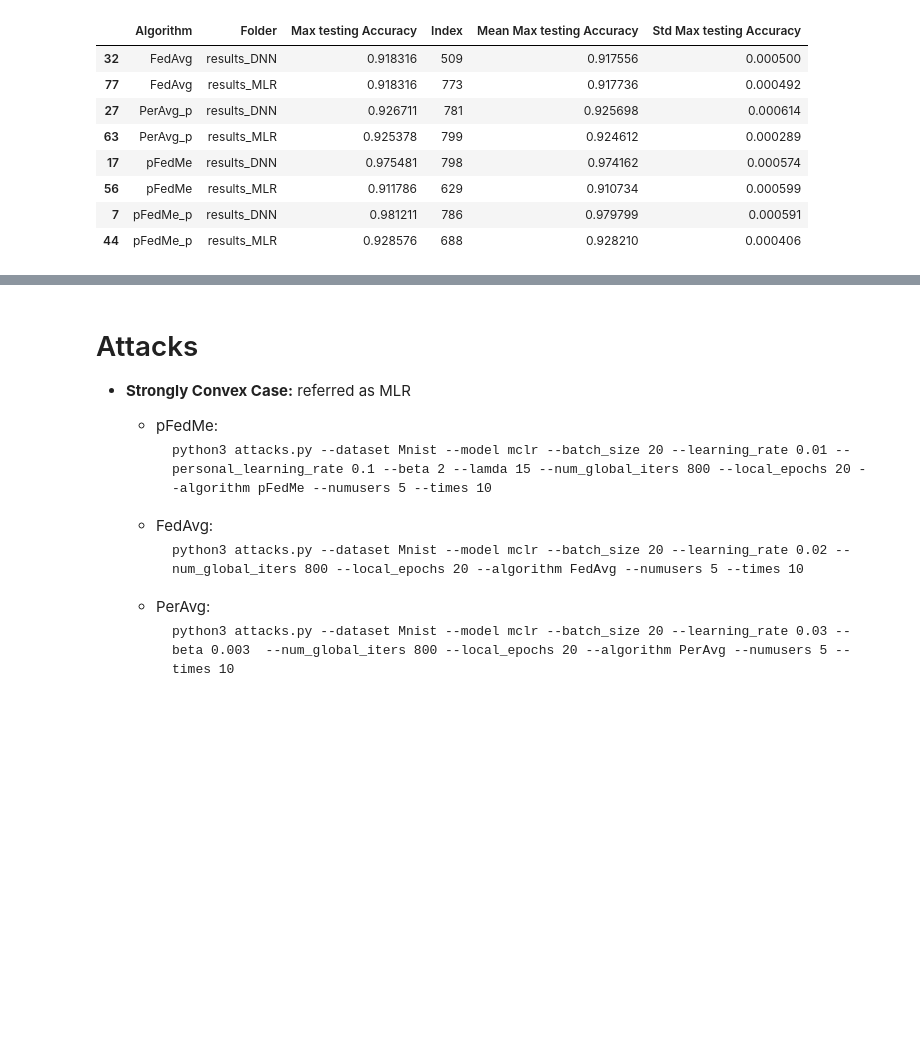
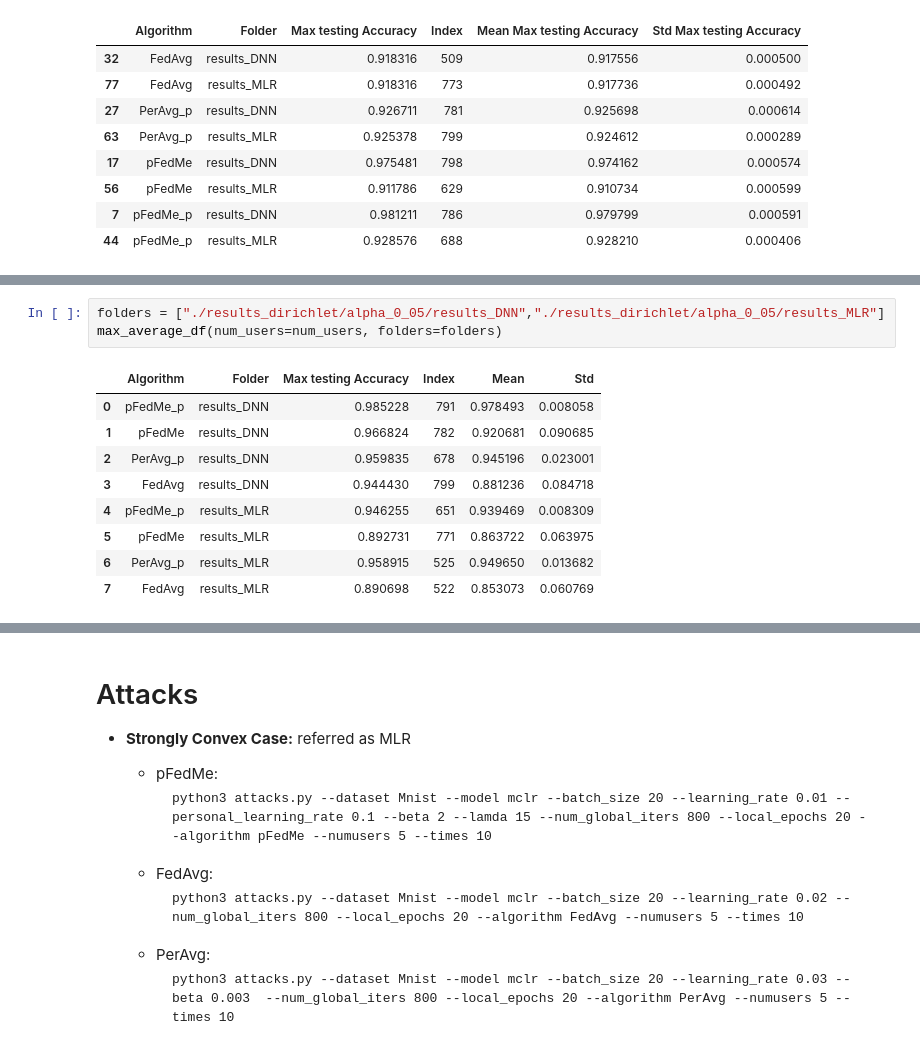
Before and after one commit to Blackangoo/DDLS_Project, a Jupyter notebook: print_results.ipynb, the cells around one changed output, grey strips where cells are left out. Cells and saved outputs as stored; diff of their text form; blank space fills up the shorter version.

```diff
--- a/print_results.ipynb
+++ b/print_results.ipynb
@@ -366,0 +203,13 @@ Algorithm 3: FedAvg, Data length: 799
+# %%
+folders = ["./results_dirichlet/alpha_0_05/results_DNN","./results_dirichlet/alpha_0_05/results_MLR"]
+max_average_df(num_users=num_users, folders=folders)
+# %% [output]
+|  | Algorithm | Folder | Max testing Accuracy | Index | Mean | Std |
+| 0 | pFedMe_p | results_DNN | 0.985228 | 791 | 0.978493 | 0.008058 |
+| 1 | pFedMe | results_DNN | 0.966824 | 782 | 0.920681 | 0.090685 |
+| 2 | PerAvg_p | results_DNN | 0.959835 | 678 | 0.945196 | 0.023001 |
+| 3 | FedAvg | results_DNN | 0.944430 | 799 | 0.881236 | 0.084718 |
+| 4 | pFedMe_p | results_MLR | 0.946255 | 651 | 0.939469 | 0.008309 |
+| 5 | pFedMe | results_MLR | 0.892731 | 771 | 0.863722 | 0.063975 |
+| 6 | PerAvg_p | results_MLR | 0.958915 | 525 | 0.949650 | 0.013682 |
+| 7 | FedAvg | results_MLR | 0.890698 | 522 | 0.853073 | 0.060769 |
```
Also changed, not shown: parts of 11 cells of this notebook, 59 other files.
